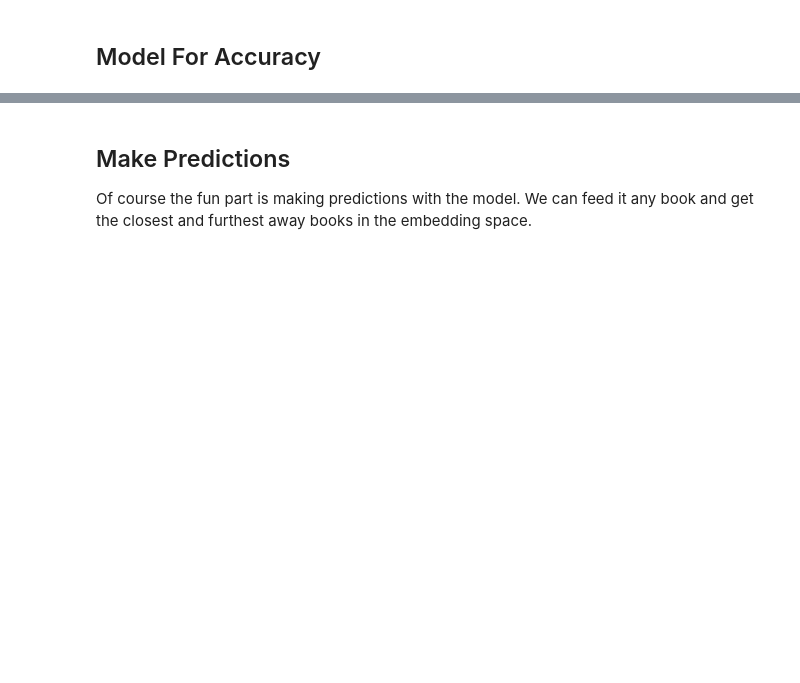
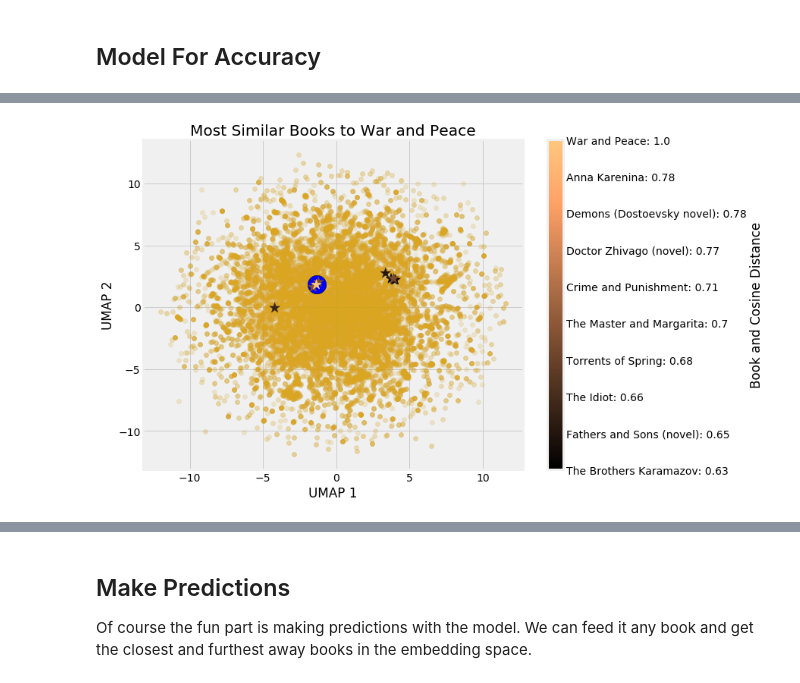
Before and after one commit to WillKoehrsen/wikipedia-data-science, a Jupyter notebook: Book Recommendation System.ipynb, the cells around one changed output, grey strips where cells are left out. Cells and saved outputs as stored; diff of their text form; code cells hidden in the pictures; blank space fills up the shorter version.

```diff
--- a/Book Recommendation System.ipynb
+++ b/Book Recommendation System.ipynb
@@ -203,3 +180,4 @@ I'm also going to remove the __most popular__ wikilinks because these are not ve
 to_remove = ['hardcover', 'paperback', 'wikipedia:wikiproject books', 'wikipedia:wikiproject novels']
 for t in to_remove:
     links.remove(t)
+    _ = wikilink_counts.pop(t)
@@ -468,0 +798,45 @@ model.save('first_attempt_laptop.h5')
+# %%
+dist, closest = find_similar('War and Peace', book_weights_acc, 'book', n = 10, return_dist=True)
+# %%
+def plot_closest(item, weights, index_name, n, plot_data):
+    """Plot n most closest items to item"""
+
+    # Find the closest items
+    dist, closest = find_similar(item, weights, index_name, n, return_dist=True)
+
+    # Choose mapping for look up
+    if index_name == 'book':
+        index = book_index
+        rindex = index_book
+    elif index_name == 'link':
+        index = link_index
+        rindex = index_link
+
+    plt.figure(figsize = (10, 8))
+    plt.rcParams['font.size'] = 14
+
+    # Limit distances
+    dist = dist[closest]
+
+    # Plot all of the data
+    plt.scatter(plot_data[:, 0], plot_data[:, 1], alpha = 0.1, color = 'goldenrod')
+
+    # Plot the item
+    plt.scatter(plot_data[closest[-1], 0], plot_data[closest[-1], 1], s = 600, edgecolor = 'k', color = 'b')
+
+    # Plot the closest items
+    plt.scatter(plot_data[closest, 0], plot_data[closest, 1],
+                c = dist, cmap = plt.cm.copper, s = 200, alpha = 1, marker = '*')
+
+    # Colorbar management
+    cbar = plt.colorbar()
+    cbar.set_label(f'{index_name.capitalize()} and Cosine Distance')
+    cbar.set_ticks(np.linspace(dist.min(), dist.max(), 10))
+    cbar.set_ticklabels([f'{rindex[idx]}: {distance:.2}' for idx, distance in zip(closest, dist)])
+
+    # Labeling
+    plt.xlabel('UMAP 1'); plt.ylabel('UMAP 2'); plt.title(f'Most Similar {index_name.capitalize()}s to {item}')
+# %%
+plot_closest('War and Peace', book_weights_acc, 'book', 10, book_ru)
+# %% [output]
+[figure, added]
```
Also changed, not shown: parts of 99 cells of this notebook, 4 other files.
